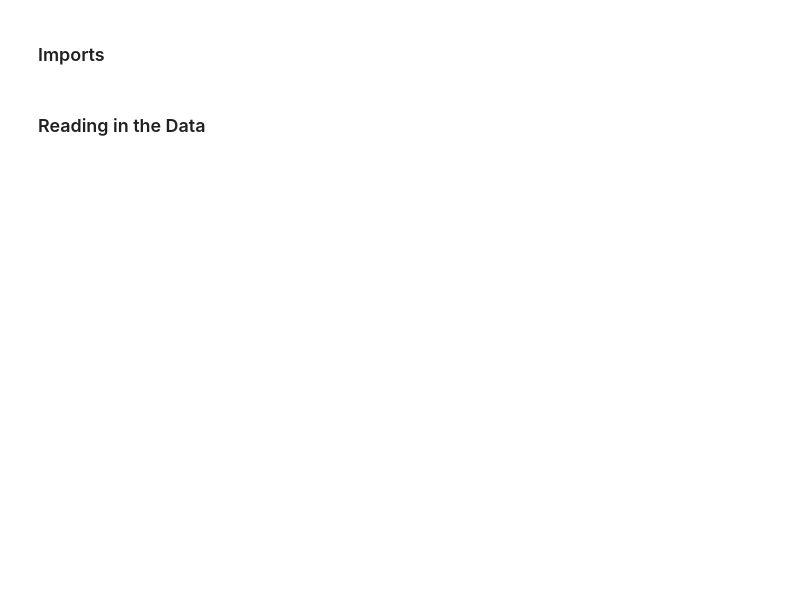
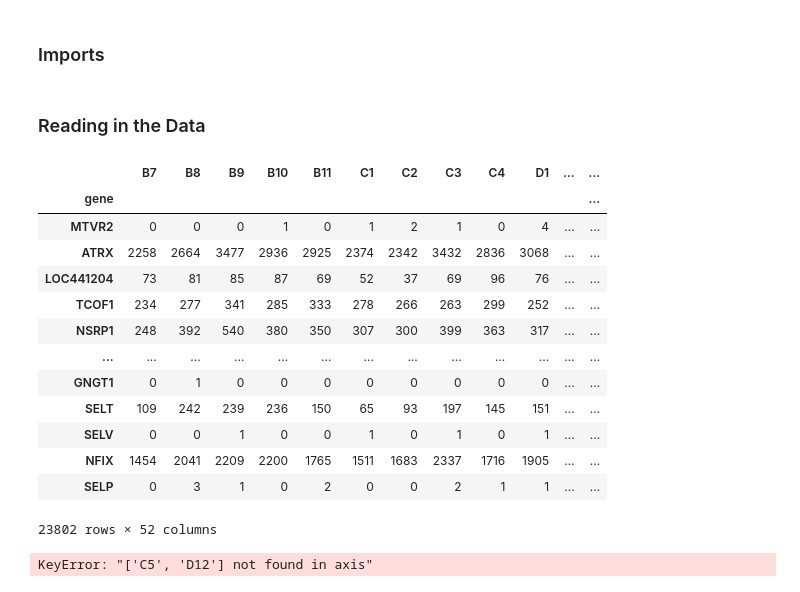
Before and after one commit to reformist/CUBS_Fall_2025_Workshop, a Jupyter notebook: tutorial.ipynb, the cells around one changed output. Cells and saved outputs as stored; diff of their text form; code cells hidden in the pictures; blank space fills up the shorter version.

```diff
--- a/tutorial.ipynb
+++ b/tutorial.ipynb
@@ -6,2 +14,4 @@ import numpy as np
 # %% [markdown]
 ### Reading in the Data
+# %%
+df_2 = pd.read_csv("et_raw_read_counts.csv")
@@ -7,0 +22,21 @@ import numpy as np
+# %%
+df_2.set_index(['gene'],inplace=True)
+# %%
+df_2.drop(['C5', 'D12'],axis=1, inplace=True)
+# %%
+df_2
+# %% [output]
+|  | B7 | B8 | B9 | B10 | B11 | C1 | C2 | C3 | C4 | D1 | ... | ... |
+| gene |  |  |  |  |  |  |  |  |  |  |  | ... |
+| MTVR2 | 0 | 0 | 0 | 1 | 0 | 1 | 2 | 1 | 0 | 4 | ... | ... |
+| ATRX | 2258 | 2664 | 3477 | 2936 | 2925 | 2374 | 2342 | 3432 | 2836 | 3068 | ... | ... |
+| LOC441204 | 73 | 81 | 85 | 87 | 69 | 52 | 37 | 69 | 96 | 76 | ... | ... |
+| TCOF1 | 234 | 277 | 341 | 285 | 333 | 278 | 266 | 263 | 299 | 252 | ... | ... |
+| NSRP1 | 248 | 392 | 540 | 380 | 350 | 307 | 300 | 399 | 363 | 317 | ... | ... |
+| ... | ... | ... | ... | ... | ... | ... | ... | ... | ... | ... | ... | ... |
+| GNGT1 | 0 | 1 | 0 | 0 | 0 | 0 | 0 | 0 | 0 | 0 | ... | ... |
+| SELT | 109 | 242 | 239 | 236 | 150 | 65 | 93 | 197 | 145 | 151 | ... | ... |
+| SELV | 0 | 0 | 1 | 0 | 0 | 1 | 0 | 1 | 0 | 1 | ... | ... |
+| NFIX | 1454 | 2041 | 2209 | 2200 | 1765 | 1511 | 1683 | 2337 | 1716 | 1905 | ... | ... |
+| SELP | 0 | 3 | 1 | 0 | 2 | 0 | 0 | 2 | 1 | 1 | ... | ... |
+23802 rows × 52 columns
@@ -7,0 +46,4 @@ import numpy as np
+# %%
+counts_df_filtered = counts_df.drop(['C5','D12'],axis=1)
+# %% [output]
+KeyError: "['C5', 'D12'] not found in axis"
```
Also changed, not shown: parts of 34 cells of this notebook.
